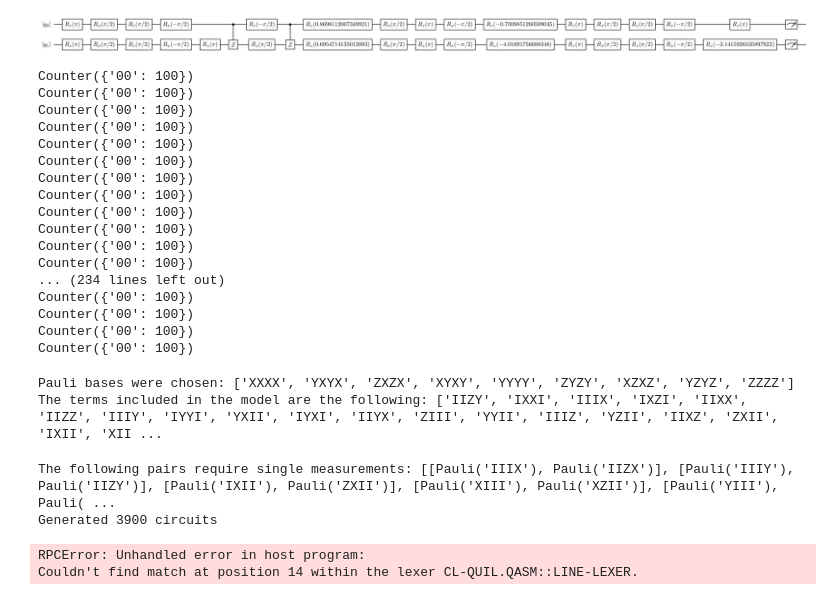
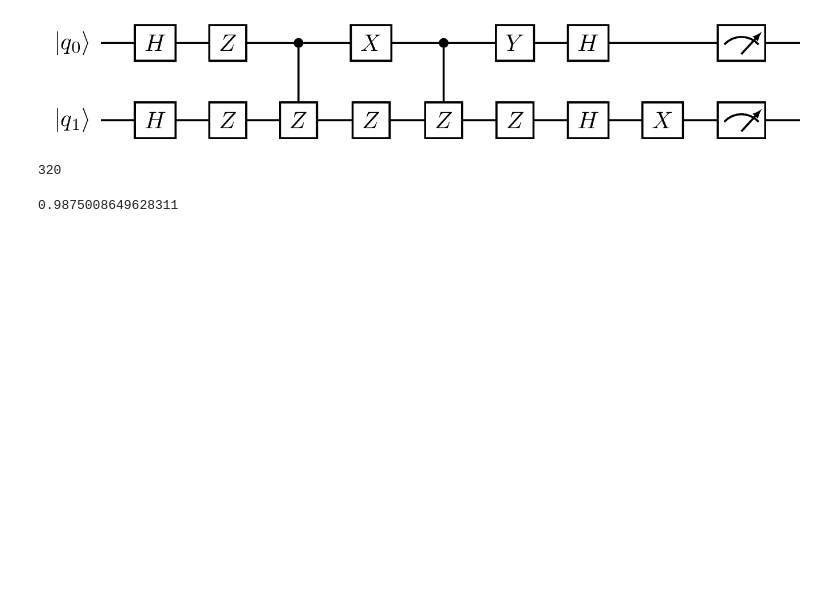
Before and after one commit to benmcdonough20/NEPEC_on_Hardware, a Jupyter notebook: FullProcedure/on_rigetti.ipynb, the cells around one changed output. Drawn from its saved outputs; the diff is of its cells as text; code cells hidden in the pictures; blank space fills up the shorter version.

Commit message:
wrote class to apply PEC to trotter simulation

```diff
--- a/FullProcedure/on_rigetti.ipynb
+++ b/FullProcedure/on_rigetti.ipynb
@@ -12,5 +235,5 @@ from random import choice
 # %%
-qpu = get_qc("9q-qvm")
+qpu = get_qc("9q-qvm", noisy=True)
 layer = Program(CZ(0,1))
 tglp = LearningProcedure(layer, qpu)
 # %% [output]
@@ -238,3 +252,3 @@ class LearningProcedure:
 # %%
-circuits, metadatas = tglp.procedure([2,4], 10, 100)
+circuits, metadatas = tglp.procedure([2,4,16], 50, 50, transpiled=False)
 # %% [output]
@@ -243,28 +464,4 @@ Generated 250 circuits
 # %%
-display(circuits[0])
+display(circuits[10])
 # %% [output]
-[figure, old version]
+[figure, new version]
-# %%
-results = []
-for circ in circuits:
-    res = qpu.run(circ).readout_data['ro']
-    l = ["".join([str(a) for a in list(r)]) for r in res]
-    results.append(Counter(l))
-# %% [output]
-Counter({'00': 100})
-Counter({'00': 100})
-Counter({'00': 100})
-Counter({'00': 100})
-Counter({'00': 100})
-Counter({'00': 100})
-Counter({'00': 100})
-Counter({'00': 100})
-Counter({'00': 100})
-Counter({'00': 100})
-Counter({'00': 100})
-Counter({'00': 100})
-... (234 lines left out)
-Counter({'00': 100})
-Counter({'00': 100})
-Counter({'00': 100})
-Counter({'00': 100})
@@ -479,8 +467,0 @@ class ProcedureAnalysis:
-# %%
-connectivity_map = [(0,1),(1,2),(2,3)]
-basis_gates = ['id','rz','sx','x','cz']
-layer = Layer([0,1,2,3],[('cz',(0,1,)),('cz',(2,3))],[])
-tglp = LearningProcedure(layer, connectivity_map, basis_gates)
-# %% [output]
-Pauli bases were chosen: ['XXXX', 'YXYX', 'ZXZX', 'XYXY', 'YYYY', 'ZYZY', 'XZXZ', 'YZYZ', 'ZZZZ']
-The terms included in the model are the following: ['IIZY', 'IXXI', 'IIIX', 'IXZI', 'IIXX', 'IIZZ', 'IIIY', 'IYYI', 'YXII', 'IYXI', 'IIYX', 'ZIII', 'YYII', 'IIIZ', 'YZII', 'IIXZ', 'ZXII', 'IXII', 'XII ...
@@ -492,11 +468,22 @@ backend = p.get_backend("Aspen-11")  # or p.get_backend(name='Aspen-9')
-# %%
-circuits, data = tglp.procedure([2,4,16],100)
-# %% [output]
-The following pairs require single measurements: [[Pauli('IIIX'), Pauli('IIZX')], [Pauli('IIIY'), Pauli('IIZY')], [Pauli('IXII'), Pauli('ZXII')], [Pauli('XIII'), Pauli('XZII')], [Pauli('YIII'), Pauli( ...
-Generated 3900 circuits
-# %%
-# Execute the circuit on the backend
-results = backend.run(circuits,shots=250, ensure_native_quil=True, before_compile=[set_rewiring("NAIVE")]).result().get_counts()
-# %% [output]
-RPCError: Unhandled error in host program:
-Couldn't find match at position 14 within the lexer CL-QUIL.QASM::LINE-LEXER.
+# %%
+depths = [2,4,8,16,32]
+results = [0]*len(depths)
+j = 0
+circs = [[]]*len(depths)
+datas = []
+samples = 64
+pauli = PauliTerm.from_list([('Z',0),("Z",1)])
+bc = BenchmarkConnection()
+pair = bc.apply_clifford_to_pauli(layer, pauli)
+for k,d in enumerate(depths):
+    for i in range(samples):
+        circ,data = tglp.instance(pauli, pauli, d, transpiled=False)
+        circs[k].append(circ)
+        exe = qpu.compiler.native_quil_to_executable(circ)
+        res = qpu.run(exe).readout_data['ro']
+        result = Counter([tuple(r) for r in res])
+        results[k] += analysis.get_expectation(pauli, counts = result, **data)/samples
+        j+= 1
+        print(j, end='\r')
+# %% [output]
+320
@@ -502,0 +493,4 @@ Couldn't find match at position 14 within the lexer CL-QUIL.QASM::LINE-LEXER.
+# %%
+expfit(1,1,popt[1])
+# %% [output]
+0.9875008649628311
```
Also changed, not shown: parts of 19 cells of this notebook, 2 other files.
